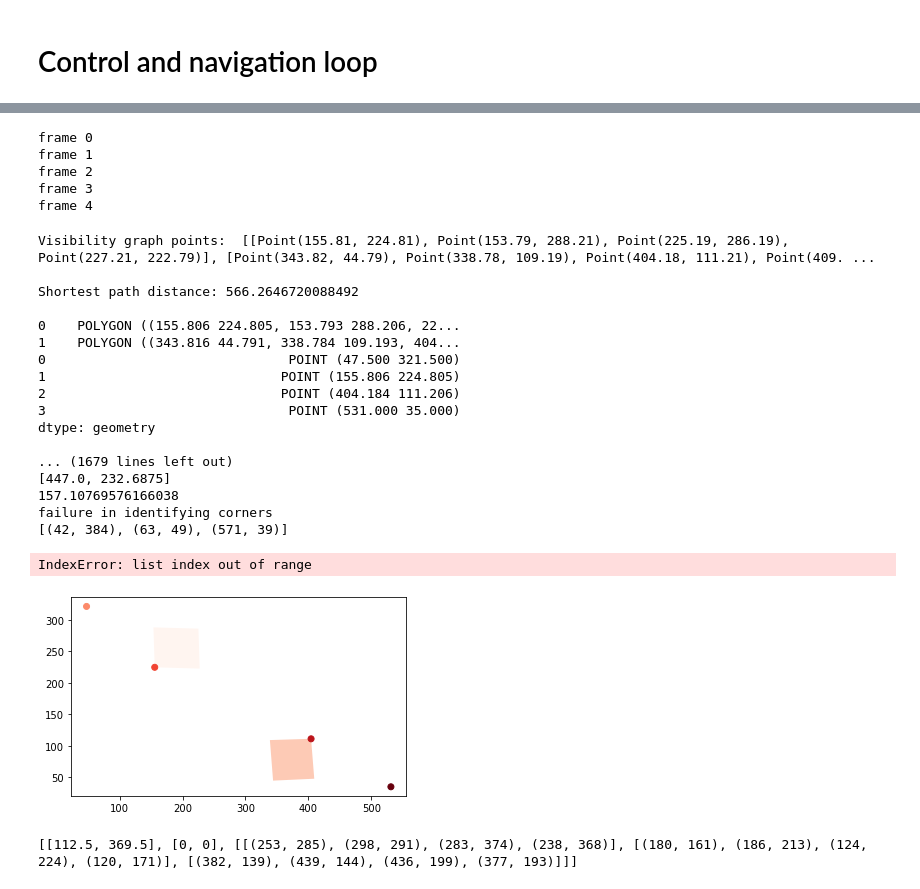
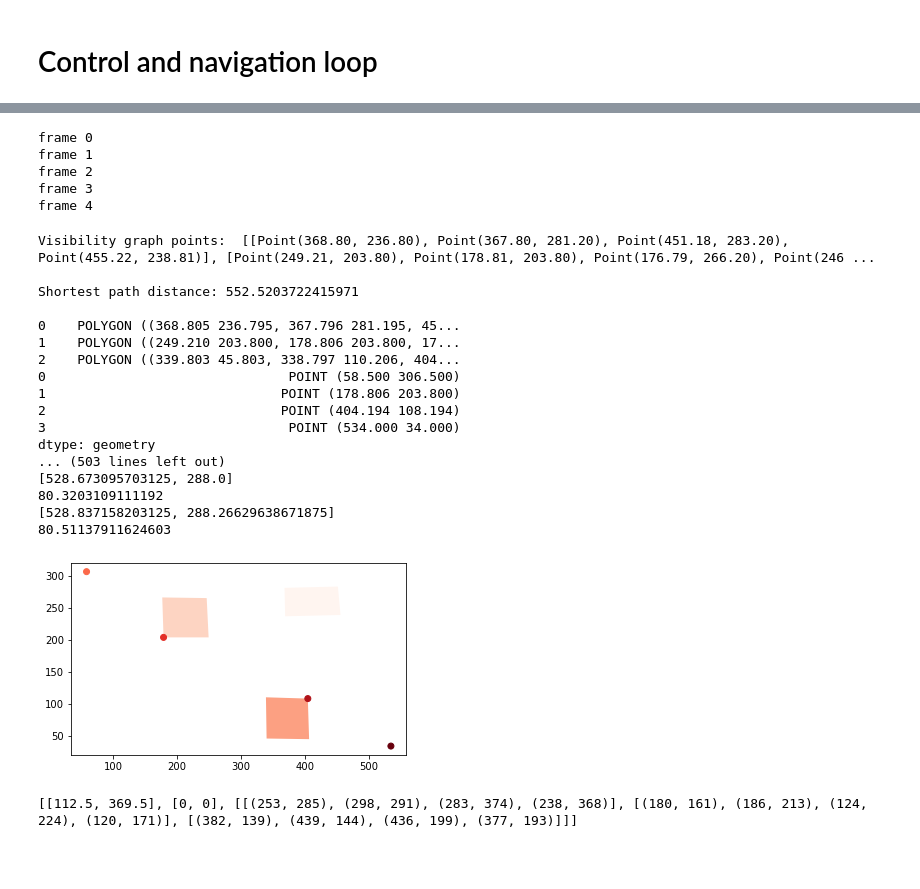
Before and after one commit to theoh-io/EPFL_MobileRobotics_2021, a Jupyter notebook: assembling vision and control.ipynb, the cells around one changed output, grey strips where cells are left out. Cells and saved outputs as stored; diff of their text form; code cells hidden in the pictures; blank space fills up the shorter version.

Commit message:
robust img calib

```diff
--- a/assembling vision and control.ipynb
+++ b/assembling vision and control.ipynb
@@ -199,61 +199,63 @@ margin = 0.2
 while (cap.isOpened()):
     _, frame = cap.read()
     img = cv2.cvtColor(frame, cv2.COLOR_BGR2RGB)
+    #final=vis.img_calibration(img, corner_coord)
     #img= cv2.flip(img, 0)
-    final=vis.img_calibration(img)
     if(state==0):
+        corner_coord=vis.find_corners(img)
+        final=vis.img_calibration(img, corner_coord)
         init=initialisation(final)
         path=glob.global_pathplanning(init[0],init[1],init[2],margin)
         state=1
     if state==1:
+        final=vis.img_calibration(img, corner_coord)
         pos_thym=vis.detectThymio(final)[0]
         angle_thym=vis.directionThymio(final)
         print(pos_thym)
         print(angle_thym)
         #y = [50,50]
         #ctrl.set_motors(y[0],y[1],node)
         #ctrl.astolfi(pos_thym,init[1],angle_thym,node)
         #print("sorti")
         #delta=np.subtract(path[1],thym[0])
         #pho=np.sqrt(np.sum(np.square(delta)))
         #print(pho)
         #ctrl.stopmotors(node)
         #if(pho < )
             #state=2
     if state==2:
         break
     vis.printGlobalPath(path, final)
     cv2.imshow("results", final)
     if cv2.waitKey(1) & 0xFF ==ord('q'):
         break
 
 cap.release()
 cv2.destroyAllWindows()
 # %% [output]
 frame 0
 frame 1
 frame 2
 frame 3
 frame 4
-Visibility graph points:  [[Point(155.81, 224.81), Point(153.79, 288.21), Point(225.19, 286.19), Point(227.21, 222.79)], [Point(343.82, 44.79), Point(338.78, 109.19), Point(404.18, 111.21), Point(409. ...
+Visibility graph points:  [[Point(368.80, 236.80), Point(367.80, 281.20), Point(451.18, 283.20), Point(455.22, 238.81)], [Point(249.21, 203.80), Point(178.81, 203.80), Point(176.79, 266.20), Point(246 ...
 
-Shortest path distance: 566.2646720088492
+Shortest path distance: 552.5203722415971
 
-0    POLYGON ((155.806 224.805, 153.793 288.206, 22...
-1    POLYGON ((343.816 44.791, 338.784 109.193, 404...
-0                               POINT (47.500 321.500)
-1                              POINT (155.806 224.805)
-2                              POINT (404.184 111.206)
-3                               POINT (531.000 35.000)
+0    POLYGON ((368.805 236.795, 367.796 281.195, 45...
+1    POLYGON ((249.210 203.800, 178.806 203.800, 17...
+2    POLYGON ((339.803 45.803, 338.797 110.206, 404...
+0                               POINT (58.500 306.500)
+1                              POINT (178.806 203.800)
+2                              POINT (404.194 108.194)
+3                               POINT (534.000 34.000)
 dtype: geometry
-
-... (1679 lines left out)
-[447.0, 232.6875]
-157.10769576166038
-failure in identifying corners
-[(42, 384), (63, 49), (571, 39)]
+... (503 lines left out)
+[528.673095703125, 288.0]
+80.3203109111192
+[528.837158203125, 288.26629638671875]
+80.51137911624603
-IndexError: list index out of range
-[figure, old version]
+[figure, new version]
 # %%
 ctrl.stopmotors(node)
 # %%
```
Also changed, not shown: parts of 2 cells of this notebook, 3 other files.
